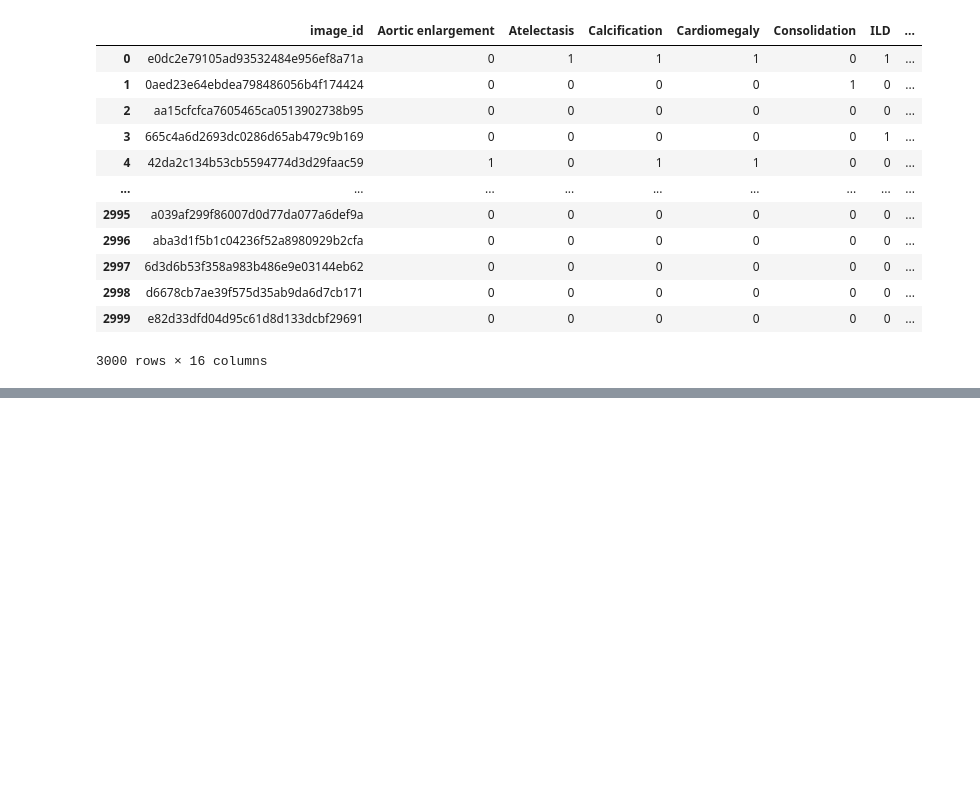
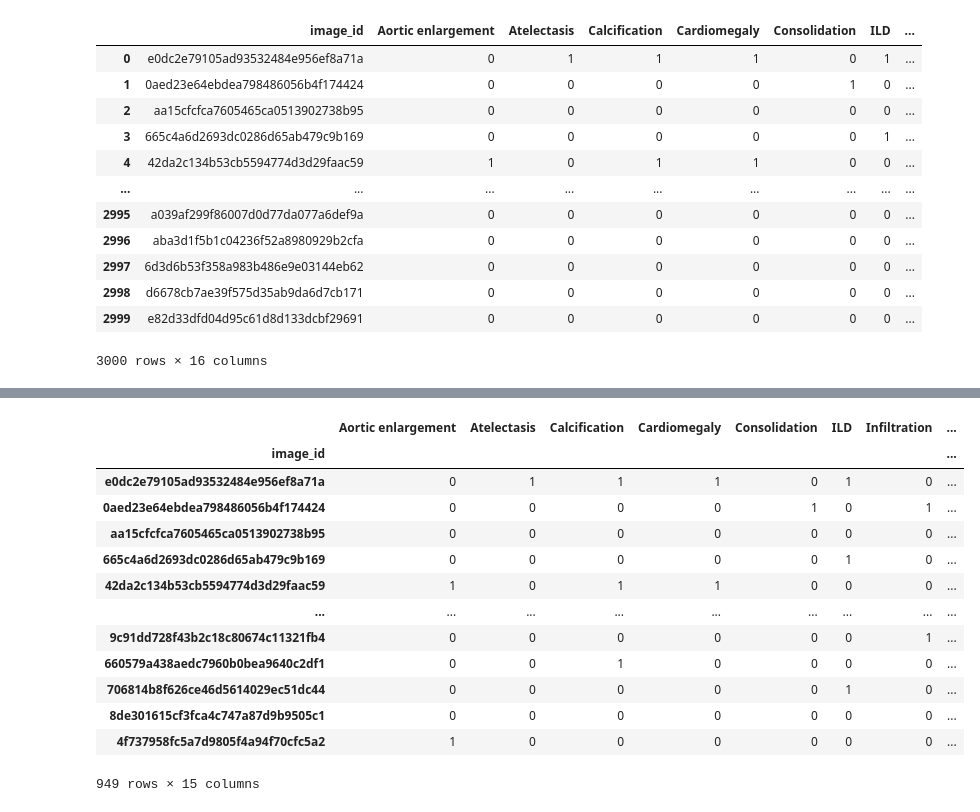
Before and after one commit to akansh12/Vin-ChestXR-Abnormality-detection, a Jupyter notebook: Notebooks/14_class/Radiologist_selection.ipynb, the cells around one changed output, grey strips where cells are left out. Cells and saved outputs as stored; diff of their text form; code cells hidden in the pictures; blank space fills up the shorter version.

```diff
--- a/Notebooks/14_class/Radiologist_selection.ipynb
+++ b/Notebooks/14_class/Radiologist_selection.ipynb
@@ -349,0 +371,17 @@ exp_6_df.to_csv("./labels/exp_7.csv", index=False)
+# %%
+test_df
+# %% [output]
+|  | Aortic enlargement | Atelectasis | Calcification | Cardiomegaly | Consolidation | ILD | Infiltration | ... |
+| image_id |  |  |  |  |  |  |  | ... |
+| e0dc2e79105ad93532484e956ef8a71a | 0 | 1 | 1 | 1 | 0 | 1 | 0 | ... |
+| 0aed23e64ebdea798486056b4f174424 | 0 | 0 | 0 | 0 | 1 | 0 | 1 | ... |
+| aa15cfcfca7605465ca0513902738b95 | 0 | 0 | 0 | 0 | 0 | 0 | 0 | ... |
+| 665c4a6d2693dc0286d65ab479c9b169 | 0 | 0 | 0 | 0 | 0 | 1 | 0 | ... |
+| 42da2c134b53cb5594774d3d29faac59 | 1 | 0 | 1 | 1 | 0 | 0 | 0 | ... |
+| ... | ... | ... | ... | ... | ... | ... | ... | ... |
+| 9c91dd728f43b2c18c80674c11321fb4 | 0 | 0 | 0 | 0 | 0 | 0 | 1 | ... |
+| 660579a438aedc7960b0bea9640c2df1 | 0 | 0 | 1 | 0 | 0 | 0 | 0 | ... |
+| 706814b8f626ce46d5614029ec51dc44 | 0 | 0 | 0 | 0 | 0 | 1 | 0 | ... |
+| 8de301615cf3fca4c747a87d9b9505c1 | 0 | 0 | 0 | 0 | 0 | 0 | 0 | ... |
+| 4f737958fc5a7d9805f4a94f70cfc5a2 | 1 | 0 | 0 | 0 | 0 | 0 | 0 | ... |
+949 rows × 15 columns
```
Also changed, not shown: parts of 9 cells of this notebook, 3 other files.
